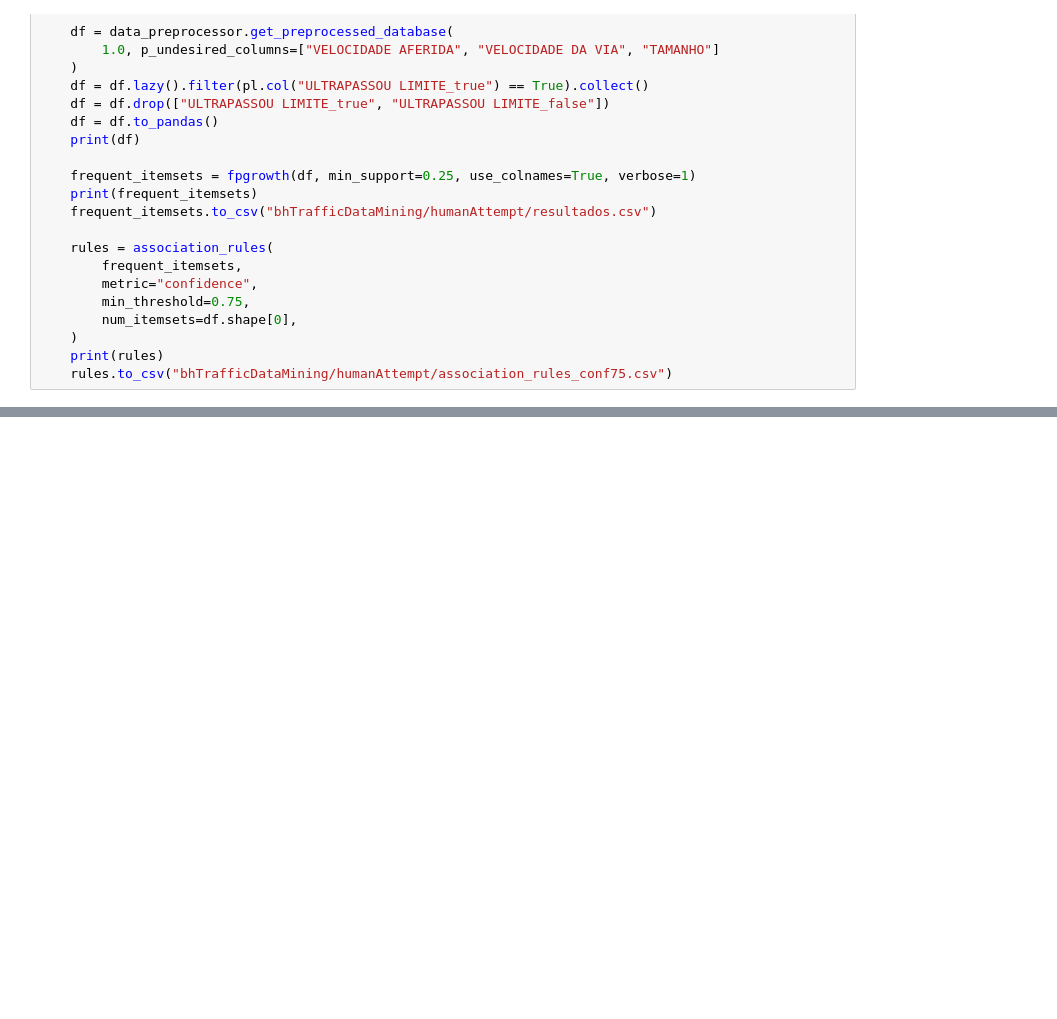
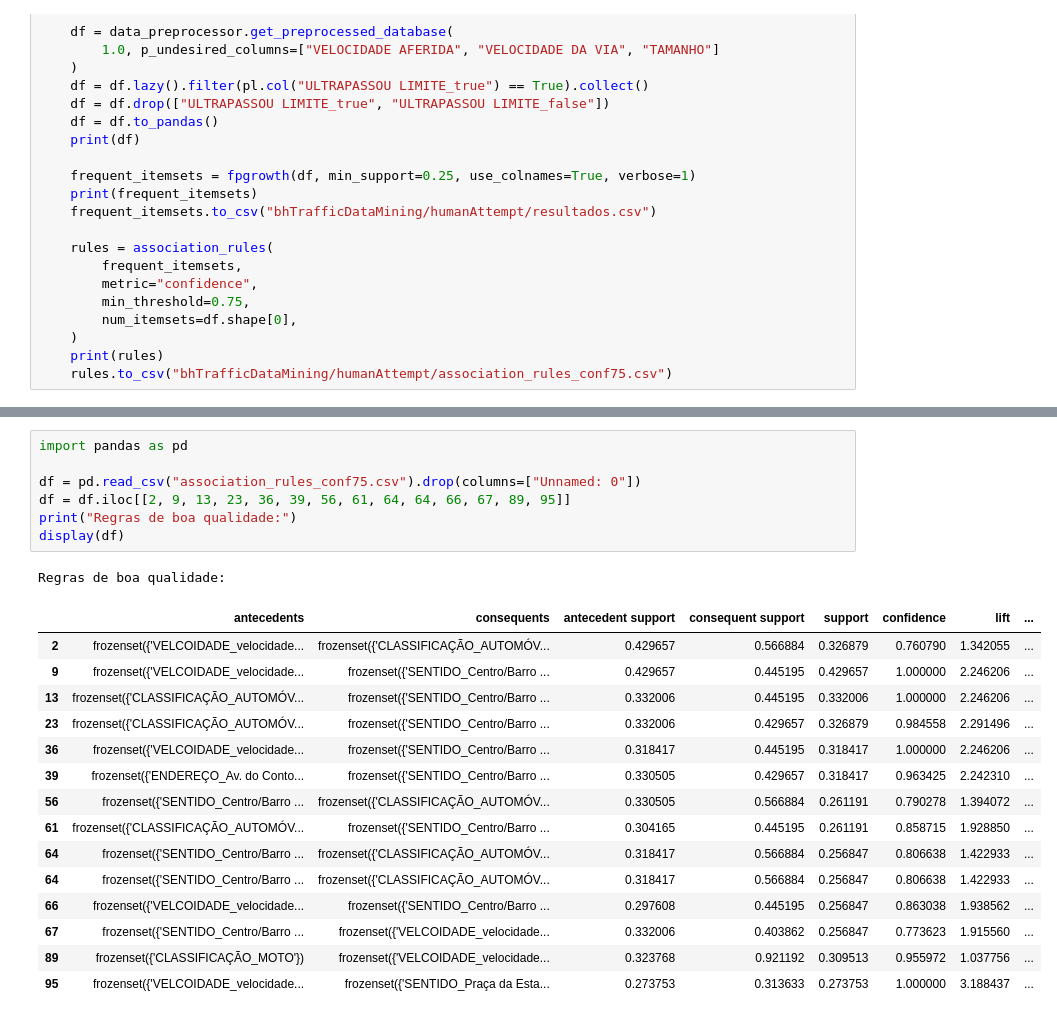
Before and after one commit to Nagi0/bh-traffic-data-mining, a Jupyter notebook: bhTrafficDataMining/humanAttempt/phase3.ipynb, the cells around one changed output, grey strips where cells are left out. Drawn from its saved outputs; the diff is of its cells as text; blank space fills up the shorter version.

```diff
--- a/bhTrafficDataMining/humanAttempt/phase3.ipynb
+++ b/bhTrafficDataMining/humanAttempt/phase3.ipynb
@@ -296,0 +311,24 @@ if __name__ == "__main__":
+# %%
+import pandas as pd
+
+df = pd.read_csv("association_rules_conf75.csv").drop(columns=["Unnamed: 0"])
+df = df.iloc[[2, 9, 13, 23, 36, 39, 56, 61, 64, 64, 66, 67, 89, 95]]
+print("Regras de boa qualidade:")
+display(df)
+# %% [output]
+Regras de boa qualidade:
+|  | antecedents | consequents | antecedent support | consequent support | support | confidence | lift | ... |
+| 2 | frozenset({'VELCOIDADE_velocidade... | frozenset({'CLASSIFICAÇÃO_AUTOMÓV... | 0.429657 | 0.566884 | 0.326879 | 0.760790 | 1.342055 | ... |
+| 9 | frozenset({'VELCOIDADE_velocidade... | frozenset({'SENTIDO_Centro/Barro ... | 0.429657 | 0.445195 | 0.429657 | 1.000000 | 2.246206 | ... |
+| 13 | frozenset({'CLASSIFICAÇÃO_AUTOMÓV... | frozenset({'SENTIDO_Centro/Barro ... | 0.332006 | 0.445195 | 0.332006 | 1.000000 | 2.246206 | ... |
+| 23 | frozenset({'CLASSIFICAÇÃO_AUTOMÓV... | frozenset({'SENTIDO_Centro/Barro ... | 0.332006 | 0.429657 | 0.326879 | 0.984558 | 2.291496 | ... |
+| 36 | frozenset({'VELCOIDADE_velocidade... | frozenset({'SENTIDO_Centro/Barro ... | 0.318417 | 0.445195 | 0.318417 | 1.000000 | 2.246206 | ... |
+| 39 | frozenset({'ENDEREÇO_Av. do Conto... | frozenset({'SENTIDO_Centro/Barro ... | 0.330505 | 0.429657 | 0.318417 | 0.963425 | 2.242310 | ... |
+| 56 | frozenset({'SENTIDO_Centro/Barro ... | frozenset({'CLASSIFICAÇÃO_AUTOMÓV... | 0.330505 | 0.566884 | 0.261191 | 0.790278 | 1.394072 | ... |
+| 61 | frozenset({'CLASSIFICAÇÃO_AUTOMÓV... | frozenset({'SENTIDO_Centro/Barro ... | 0.304165 | 0.445195 | 0.261191 | 0.858715 | 1.928850 | ... |
+| 64 | frozenset({'SENTIDO_Centro/Barro ... | frozenset({'CLASSIFICAÇÃO_AUTOMÓV... | 0.318417 | 0.566884 | 0.256847 | 0.806638 | 1.422933 | ... |
+| 64 | frozenset({'SENTIDO_Centro/Barro ... | frozenset({'CLASSIFICAÇÃO_AUTOMÓV... | 0.318417 | 0.566884 | 0.256847 | 0.806638 | 1.422933 | ... |
+| 66 | frozenset({'VELCOIDADE_velocidade... | frozenset({'SENTIDO_Centro/Barro ... | 0.297608 | 0.445195 | 0.256847 | 0.863038 | 1.938562 | ... |
+| 67 | frozenset({'SENTIDO_Centro/Barro ... | frozenset({'VELCOIDADE_velocidade... | 0.332006 | 0.403862 | 0.256847 | 0.773623 | 1.915560 | ... |
+| 89 | frozenset({'CLASSIFICAÇÃO_MOTO'}) | frozenset({'VELCOIDADE_velocidade... | 0.323768 | 0.921192 | 0.309513 | 0.955972 | 1.037756 | ... |
+| 95 | frozenset({'VELCOIDADE_velocidade... | frozenset({'SENTIDO_Praça da Esta... | 0.273753 | 0.313633 | 0.273753 | 1.000000 | 3.188437 | ... |
```
Also changed, not shown: parts of 10 cells of this notebook.
